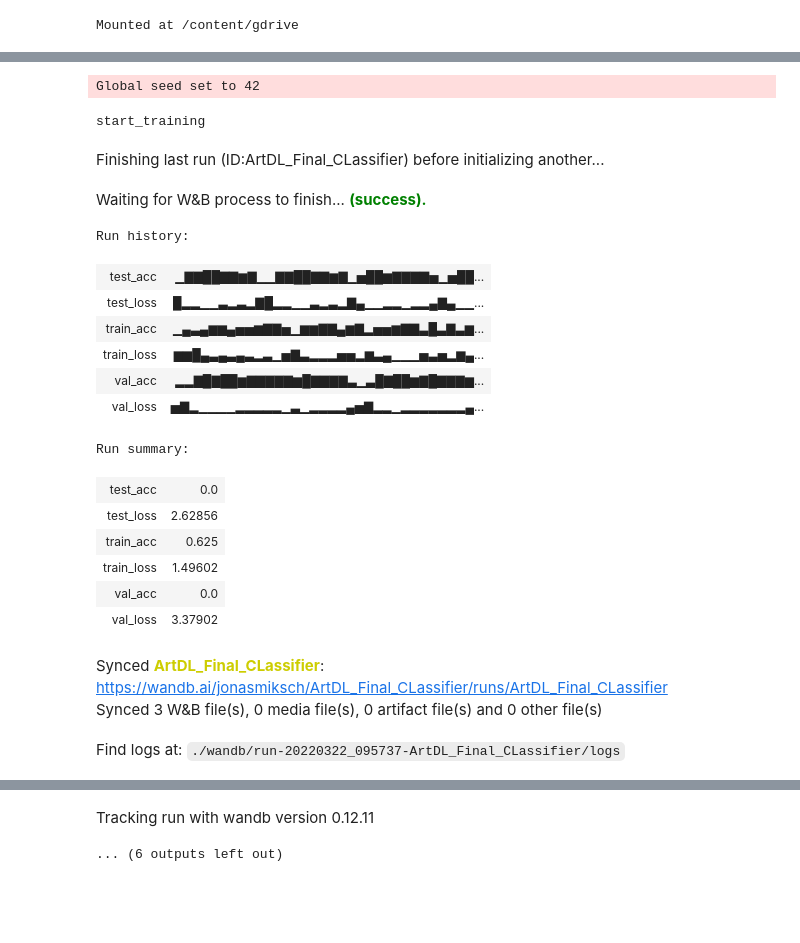
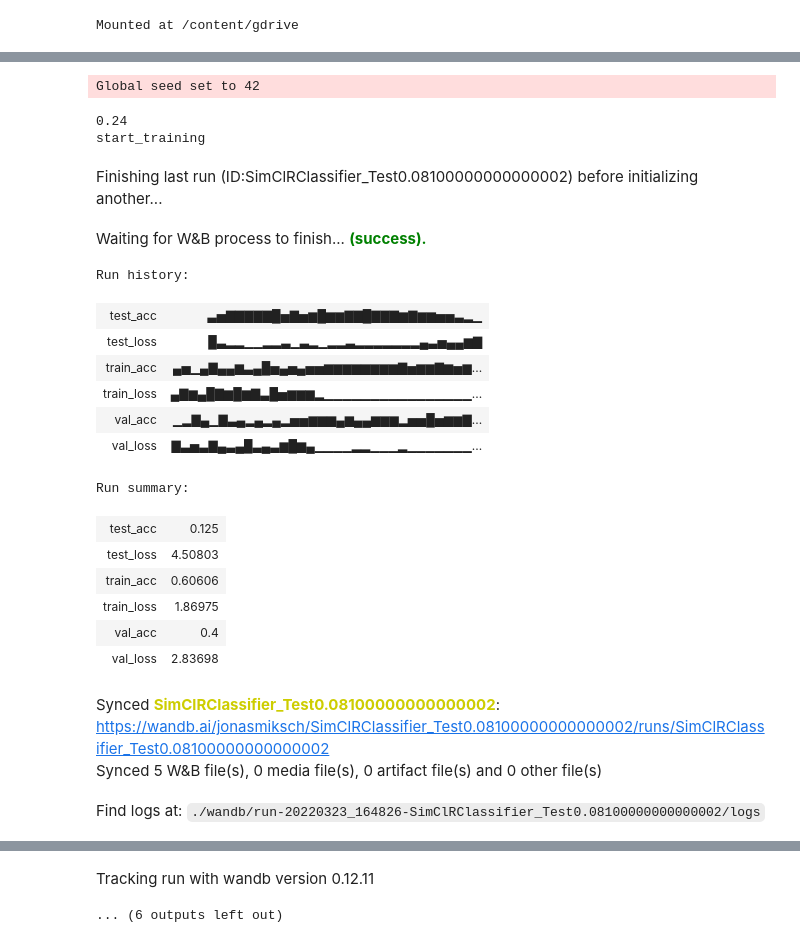
Before and after one commit to JonasMiksch/Research_Project_SimCLR, a Jupyter notebook: Classifier_SimCLR.ipynb, the cells around one changed output, grey strips where cells are left out. Drawn from its saved outputs; the diff is of its cells as text; code cells hidden in the pictures; blank space fills up the shorter version.

```diff
--- a/Classifier_SimCLR.ipynb
+++ b/Classifier_SimCLR.ipynb
@@ -153,3 +151,16 @@ val_data = pd.read_csv(os.path.join(WORKING_DIRECTORY,'artdl_valid.csv'))
 train_data_class=ImageDataset(train_data,img_folder,img_transforms)
 val_data_class=ImageDataset(val_data,img_folder,img_transforms)
 test_data_class=ImageDataset(test_data,img_folder,img_transforms)
+# %%
+pl.seed_everything(42)
+NUM_IMAGES = 6
+imgs = torch.stack([train_data_class[idx][0] for idx in range(NUM_IMAGES) ], dim=0)
+print(imgs.shape)
+img_grid = torchvision.utils.make_grid(imgs, nrow=6, normalize=True, pad_value=0.9)
+img_grid = img_grid.permute(1, 2, 0)
+plt.figure(figsize=(10,5))
+plt.title('Image_tests')
+plt.imshow(img_grid)
+plt.axis('off')
+plt.show()
+plt.close()
@@ -219,0 +324,16 @@ simclr_model = SimCLR.load_from_checkpoint(checkpoint_path=os.path.join(CHECKPOI
+# %%
+print(train_feats_simclr2.tensors[0].shape)
+print(train_feats_simclr2.tensors[1].shape)
+
+label = np.concatenate([y for x, y in train_feats_simclr2], axis=0)
+feats = np.concatenate([x for x, y in train_feats_simclr2], axis=0)
+
+print(label.shape)
+print(feats.shape)
+
+print(label[0])
+print(label[2])
+
+print(feats[0,:3])
+
+print(feats[5,:3])
@@ -338,7 +415,7 @@ def train_logreg(resume, batch_size, train_feats_data, val_feats_data,test_feats
 
 
       trainer = pl.Trainer(gpus=1 if str(device)=='cuda:0' else 0,
-                            max_epochs=max_epochs+10,
+                            max_epochs=max_epochs,
                             progress_bar_refresh_rate=1)
 
       model = LogisticRegression.load_from_checkpoint(checkpoint_path=os.path.join(CHECKPOINT_PATH,filename))
@@ -357,38 +434,45 @@ def train_logreg(resume, batch_size, train_feats_data, val_feats_data,test_feats
     results = trainer.test(model, test_dataloaders=test_loader, verbose=False)
     return model,results
 # %%
-resnet_model,test_result = train_logreg(resume = True,
+x = 0.08
+originalfilename = filename
+for i in range(1):
+    x = x*3
+    filename = originalfilename+str(x)
+    print(str(x))
+    resnet_model,test_result = train_logreg(resume = True,
                                         batch_size=64,
                                         train_feats_data=train_feats_simclr2,
                                         val_feats_data=val_feats_simclr2,
                                         test_feats_data = test_feats_simclr2,
-                                        feature_dim=train_feats_simclr2.tensors[0].shape[1],
+                                        feature_dim=train_feats_simclr.tensors[0].shape[1],
                                         num_classes=10,
-                                        lr=1e-3,
+                                        lr=x,
                                         weight_decay=1e-3,
-                                        max_epochs = 100
+                                        max_epochs = 150
                                         )
 
 print(test_result)
 # %% [output]
 Global seed set to 42
+0.24
 start_training
-Finishing last run (ID:ArtDL_Final_CLassifier) before initializing another...
+Finishing last run (ID:SimClRClassifier_Test0.08100000000000002) before initializing another...
 Waiting for W&B process to finish... (success).
 Run history:
-| test_acc | ▁▇▇██▇▇▆▇▁▁▇▇██▇▇▆▇▁▅██▆▇▇▇▇▅▁▅██... |
-| test_loss | █▂▂▁▁▃▂▃▂▇█▂▂▁▁▃▂▃▂▇▄▁▁▂▂▁▂▂▄▇▄▁▁... |
-| train_acc | ▁▄▃▄▆▆▄▅▅▆▇▇▅▁▆▆▇▇▄▆▇▂▅▅▆▇▇▃█▃▇▃▆... |
-| train_loss | ▆▆█▄▃▄▃▄▃▂▃▁▅▇▃▂▂▂▅▅▂▆▃▄▁▁▁▅▃▅▂▆▄... |
-| val_acc | ▂▂▇█▇██▆▇▇▇▇▇▆█▇▇▇▇▃▁▃█▇██▆▇█▇▇▇▆... |
-| val_loss | ▅▇▂▁▁▁▁▂▂▂▂▂▁▃▁▂▂▂▂▄▅▇▂▂▁▂▂▂▂▂▂▂▄... |
+| test_acc | ▃▅▇▇▇▇▇█▅▇▅▆█▆▆▇▇█▇▇▇▆▇▆▆▅▅▃▂▁ |
+| test_loss | █▃▂▂▁▁▂▂▃▁▃▂▁▂▂▃▂▂▂▂▂▂▂▄▃▅▄▄▆▇ |
+| train_acc | ▄▅▁▄▇▄▄▆▃▄█▅▄▅▄▅▅▆▆▆▆▆▆▆▆▇▅▆▆▇▆▅▆... |
+| train_loss | ▄▇▆▄█▇▆█▆▇▃█▅▆▆▆▂▁▁▁▁▁▁▁▁▁▁▁▁▁▁▁▁... |
+| val_acc | ▁▂▇▄▁▇▃▄▂▄▂▄▂▅▅▆▆▆▄▆▄▄▆▆▆▂▅▅█▅▆▆▇... |
+| val_loss | ▇▃▅▃▇▄▃▄█▃▄▃▆█▆▄▁▁▁▁▂▂▁▁▁▂▁▁▁▁▁▁▁... |
 Run summary:
-| test_acc | 0.0 |
-| test_loss | 2.62856 |
-| train_acc | 0.625 |
-| train_loss | 1.49602 |
-| val_acc | 0.0 |
-| val_loss | 3.37902 |
+| test_acc | 0.125 |
+| test_loss | 4.50803 |
+| train_acc | 0.60606 |
+| train_loss | 1.86975 |
+| val_acc | 0.4 |
+| val_loss | 2.83698 |
-Synced ArtDL_Final_CLassifier: https://wandb.ai/jonasmiksch/ArtDL_Final_CLassifier/runs/ArtDL_Final_CLassifier
-Synced 3 W&B file(s), 0 media file(s), 0 artifact file(s) and 0 other file(s)
+Synced SimClRClassifier_Test0.08100000000000002: https://wandb.ai/jonasmiksch/SimClRClassifier_Test0.08100000000000002/runs/SimClRClassifier_Test0.08100000000000002
+Synced 5 W&B file(s), 0 media file(s), 0 artifact file(s) and 0 other file(s)
-Find logs at: ./wandb/run-20220322_095737-ArtDL_Final_CLassifier/logs
+Find logs at: ./wandb/run-20220323_164826-SimClRClassifier_Test0.08100000000000002/logs
```
Also changed, not shown: parts of 10 cells of this notebook.
